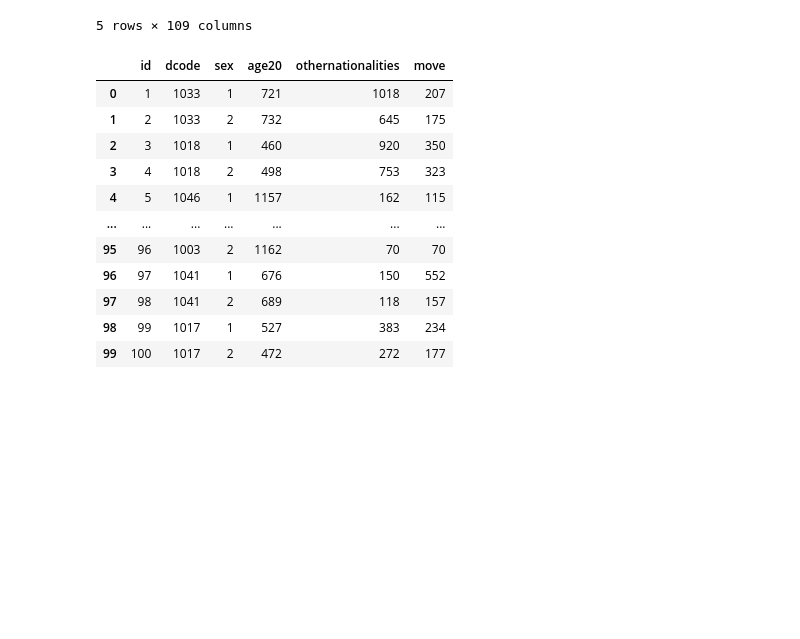
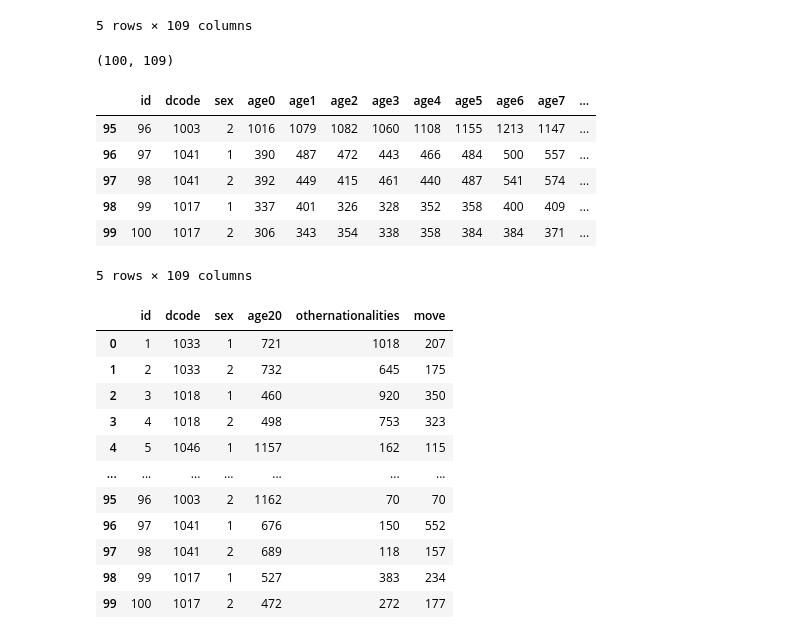
Before and after one commit to kittikhun62/DWDM21, a Jupyter notebook: project.ipynb, the cells around one changed output. Saved outputs shown, nothing was run; the diff lists cells and outputs as text; code cells hidden in the pictures; blank space fills up the shorter version.

```diff
--- a/project.ipynb
+++ b/project.ipynb
@@ -54,4 +54,16 @@ data.head()
 | 3 | 4 | 1018 | 2 | 240 | 291 | 269 | 264 | 266 | 315 | 332 | 313 | ... |
 | 4 | 5 | 1046 | 1 | 981 | 1161 | 1163 | 1071 | 1158 | 1191 | 1291 | 1289 | ... |
 5 rows × 109 columns
+# %%
+print(data.shape)
+data.tail()
+# %% [output]
+(100, 109)
+|  | id | dcode | sex | age0 | age1 | age2 | age3 | age4 | age5 | age6 | age7 | ... |
+| 95 | 96 | 1003 | 2 | 1016 | 1079 | 1082 | 1060 | 1108 | 1155 | 1213 | 1147 | ... |
+| 96 | 97 | 1041 | 1 | 390 | 487 | 472 | 443 | 466 | 484 | 500 | 557 | ... |
+| 97 | 98 | 1041 | 2 | 392 | 449 | 415 | 461 | 440 | 487 | 541 | 574 | ... |
+| 98 | 99 | 1017 | 1 | 337 | 401 | 326 | 328 | 352 | 358 | 400 | 409 | ... |
+| 99 | 100 | 1017 | 2 | 306 | 343 | 354 | 338 | 358 | 384 | 384 | 371 | ... |
+5 rows × 109 columns
 # %%
```
Also changed, not shown: parts of 1 cell of this notebook.
